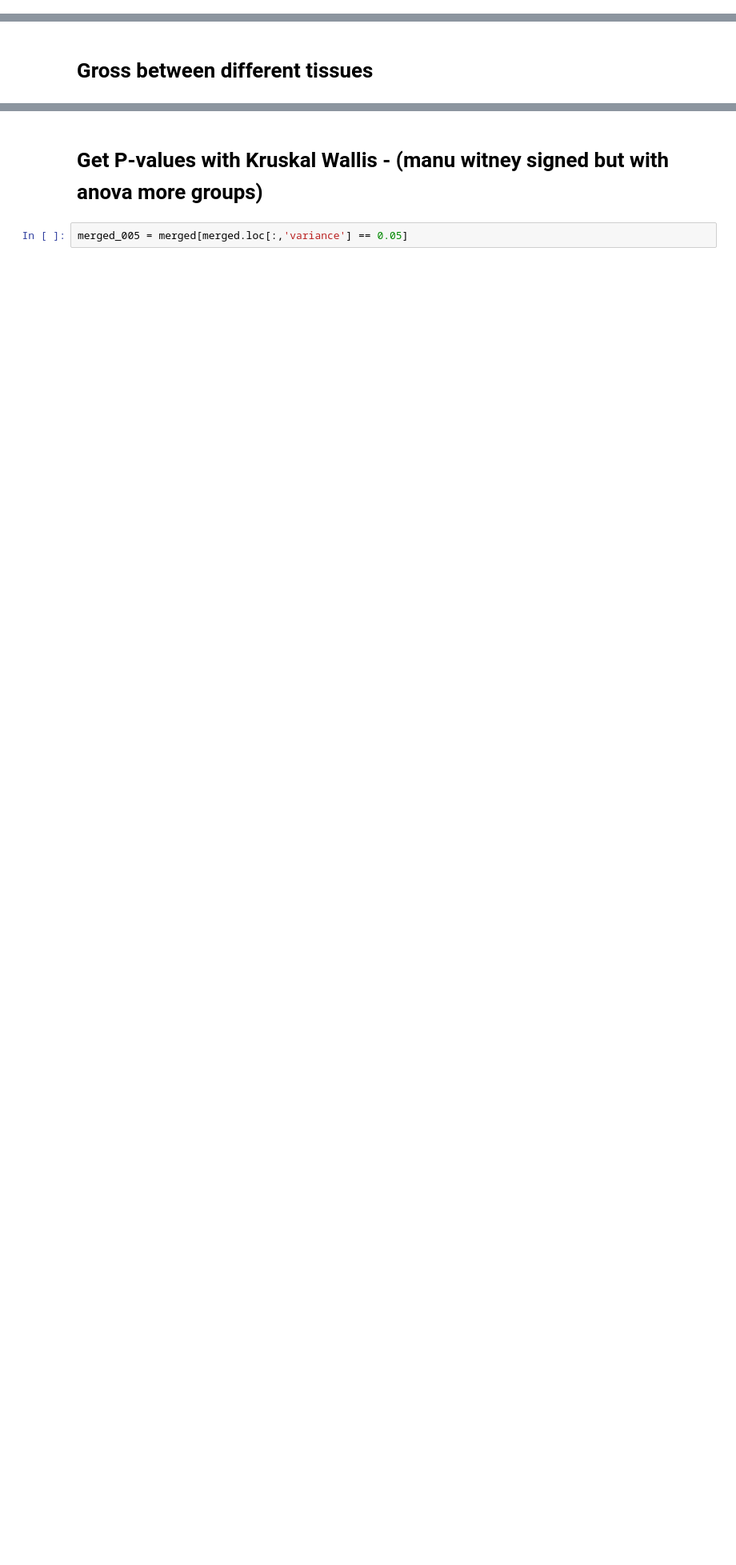
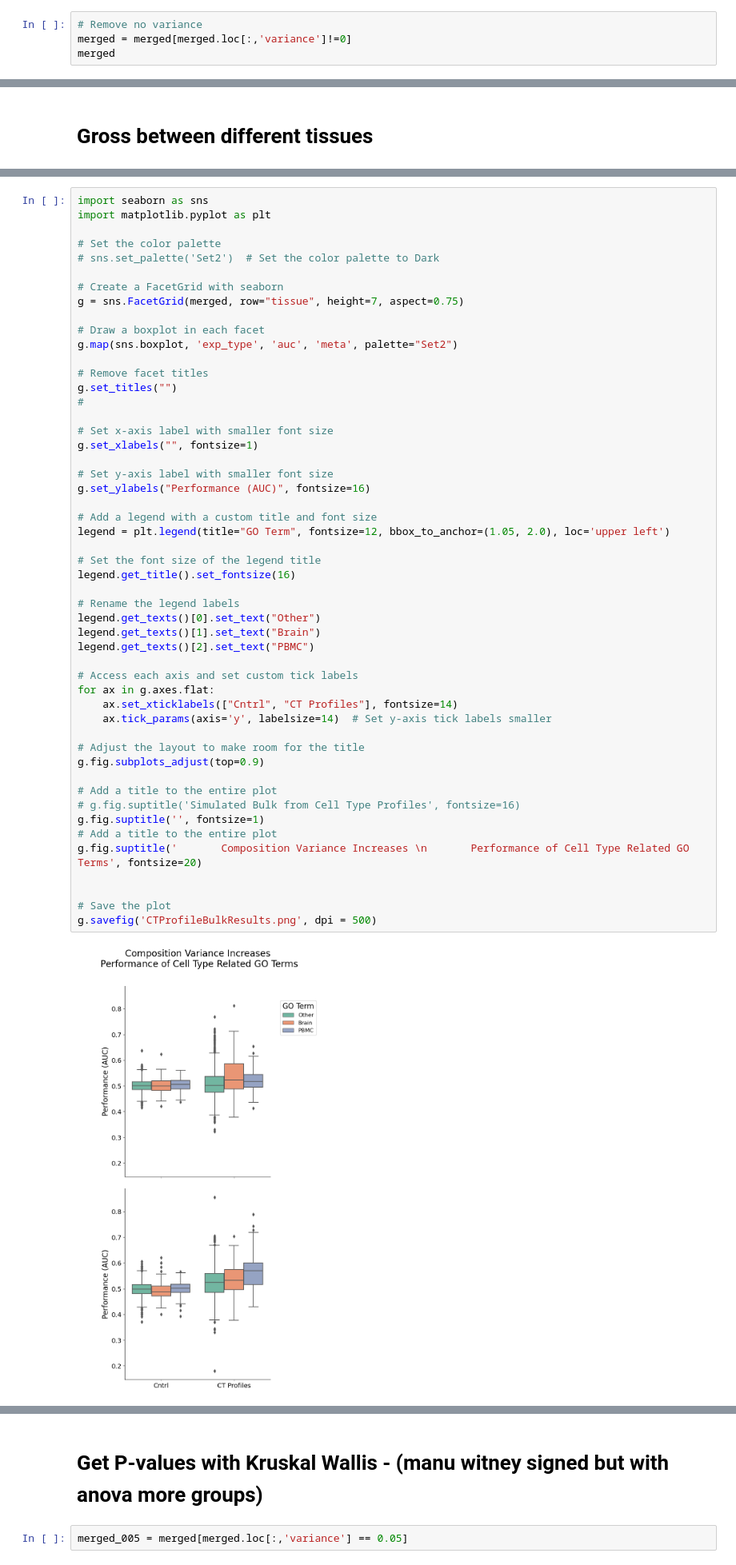
Before and after one commit to AlexAdrian-Hamazaki/Pseudobulk_Function_Pipeline, a Jupyter notebook: bin/bulkSimulationOneProfile/bin/notebooks/final_analysis.ipynb, the cells around one changed output, grey strips where cells are left out. Shown at 80% size. Cells and saved outputs as stored; diff of their text form; blank space fills up the shorter version.

```diff
--- a/bin/bulkSimulationOneProfile/bin/notebooks/final_analysis.ipynb
+++ b/bin/bulkSimulationOneProfile/bin/notebooks/final_analysis.ipynb
@@ -34,3 +38,7 @@ curated_gos = curated_gos.loc[:,['id', 'meta']]
 results = melted_results.groupby(['index', 'variance', 'exp_type', 'tissue'])['auc'].mean().reset_index()
 # %%
 merged = results.merge(curated_gos, left_on='index', right_on='id')
+# %%
+# Remove no variance
+merged = merged[merged.loc[:,'variance']!=0]
+merged
@@ -59,0 +61,53 @@ g.savefig('CTProfileBulkResults.png')
+# %%
+import seaborn as sns
+import matplotlib.pyplot as plt
+
+# Set the color palette
+# sns.set_palette('Set2')  # Set the color palette to Dark
+
+# Create a FacetGrid with seaborn
+g = sns.FacetGrid(merged, row="tissue", height=7, aspect=0.75)
+
+# Draw a boxplot in each facet
+g.map(sns.boxplot, 'exp_type', 'auc', 'meta', palette="Set2")
+
+# Remove facet titles
+g.set_titles("")
+#
+
+# Set x-axis label with smaller font size
+g.set_xlabels("", fontsize=1)
+
+# Set y-axis label with smaller font size
+g.set_ylabels("Performance (AUC)", fontsize=16)
+
+# Add a legend with a custom title and font size
+legend = plt.legend(title="GO Term", fontsize=12, bbox_to_anchor=(1.05, 2.0), loc='upper left')
+
+# Set the font size of the legend title
+legend.get_title().set_fontsize(16)
+
+# Rename the legend labels
+legend.get_texts()[0].set_text("Other")
+legend.get_texts()[1].set_text("Brain")
+legend.get_texts()[2].set_text("PBMC")
+
+# Access each axis and set custom tick labels
+for ax in g.axes.flat:
+    ax.set_xticklabels(["Cntrl", "CT Profiles"], fontsize=14)
+    ax.tick_params(axis='y', labelsize=14)  # Set y-axis tick labels smaller
+
+# Adjust the layout to make room for the title
+g.fig.subplots_adjust(top=0.9)
+
+# Add a title to the entire plot
+# g.fig.suptitle('Simulated Bulk from Cell Type Profiles', fontsize=16)
+g.fig.suptitle('', fontsize=1)
+# Add a title to the entire plot
+g.fig.suptitle('       Composition Variance Increases \n       Performance of Cell Type Related GO Terms', fontsize=20)
+
+
+# Save the plot
+g.savefig('CTProfileBulkResults.png', dpi = 500)
+# %% [output]
+[figure, added]
```
Also changed, not shown: parts of 48 cells of this notebook, 17 other files.
